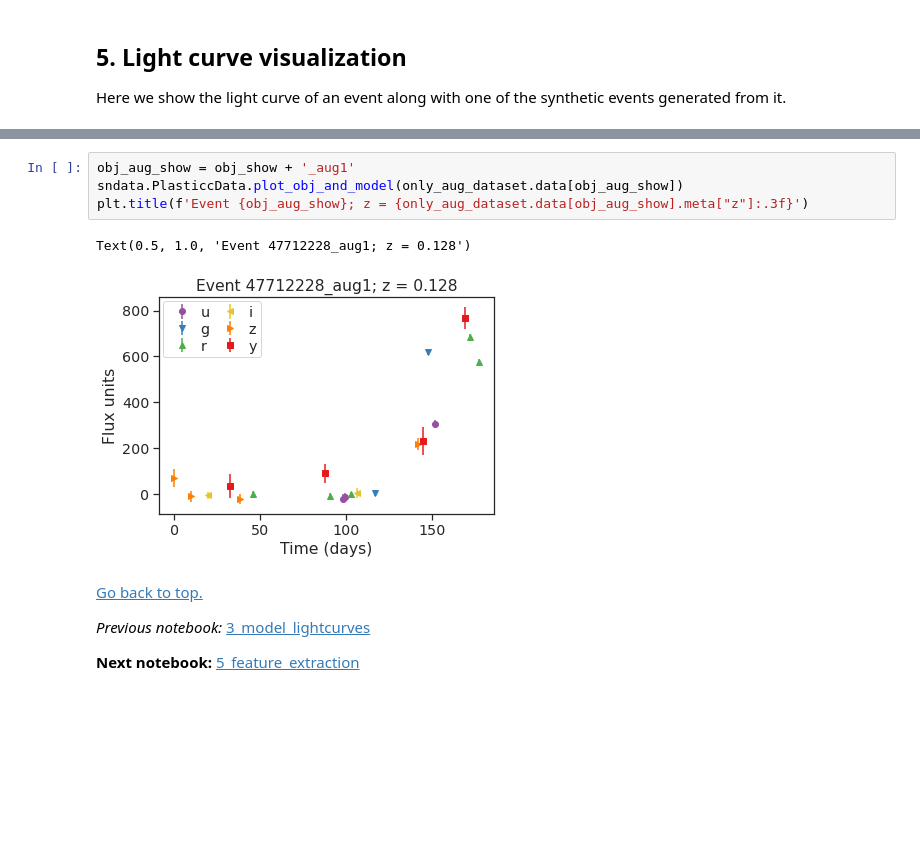
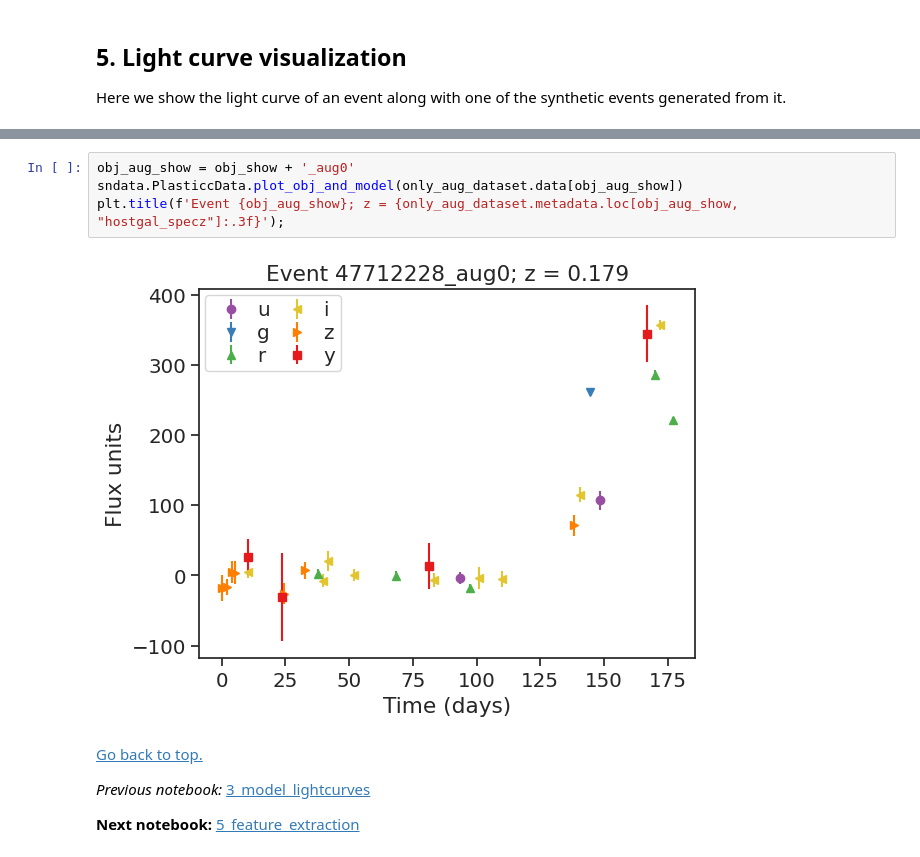
Before and after one commit to LSSTDESC/snmachine, a Jupyter notebook: examples/4_augment_data.ipynb, the cells around one changed output, grey strips where cells are left out. Drawn from its saved outputs; the diff is of its cells as text; blank space fills up the shorter version.

```diff
--- a/examples/4_augment_data.ipynb
+++ b/examples/4_augment_data.ipynb
@@ -294,10 +298,9 @@ Text(0.5, 1.0, 'Event 47712228; z = 0.157')
 # %%
-obj_aug_show = obj_show + '_aug1'
+obj_aug_show = obj_show + '_aug0'
 sndata.PlasticcData.plot_obj_and_model(only_aug_dataset.data[obj_aug_show])
-plt.title(f'Event {obj_aug_show}; z = {only_aug_dataset.data[obj_aug_show].meta["z"]:.3f}')
+plt.title(f'Event {obj_aug_show}; z = {only_aug_dataset.metadata.loc[obj_aug_show, "hostgal_specz"]:.3f}');
 # %% [output]
-Text(0.5, 1.0, 'Event 47712228_aug1; z = 0.128')
-[figure, old version]
+[figure, new version]
 # %% [markdown]
 [Go back to top.](#index)
 
```
Also changed, not shown: parts of 12 cells of this notebook, 7 other files.
